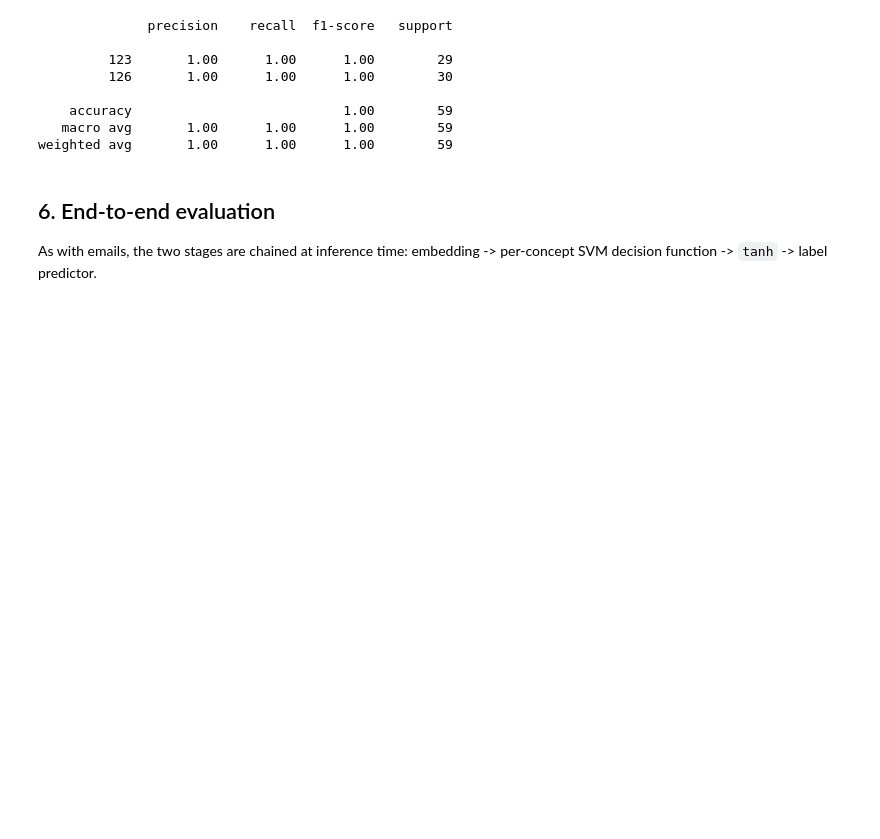
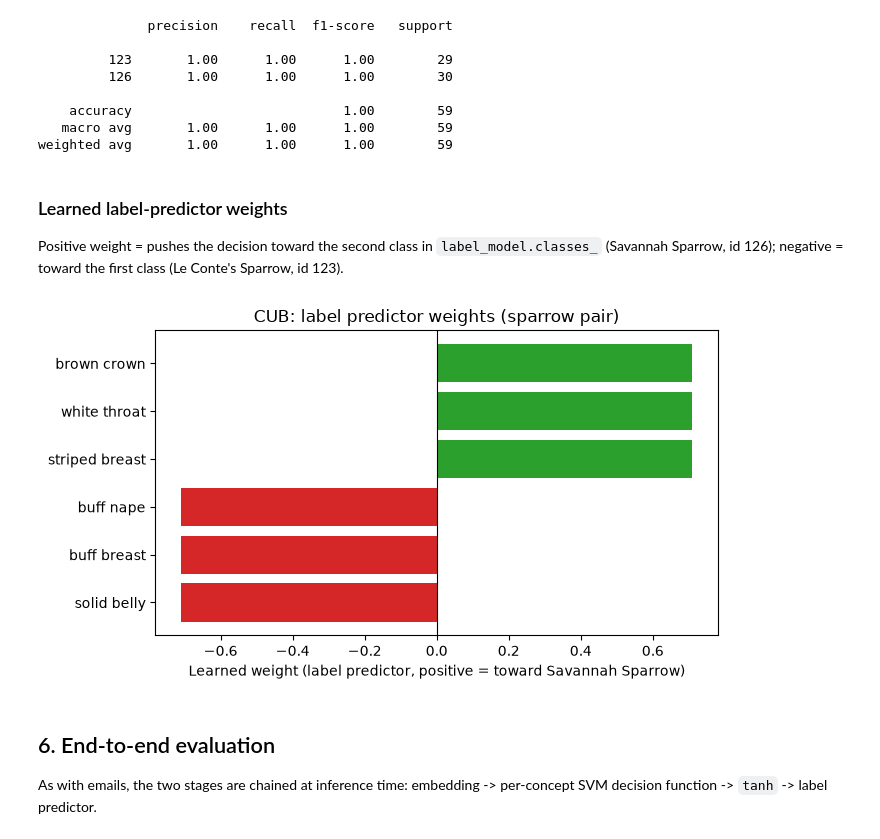
Before and after one commit to debryu/user-study-CBMs, a Jupyter notebook: cub/notebooks/tutorial.ipynb, the cells around one changed output. Drawn from its saved outputs; the diff is of its cells as text; code cells hidden in the pictures; blank space fills up the shorter version.

```diff
--- a/cub/notebooks/tutorial.ipynb
+++ b/cub/notebooks/tutorial.ipynb
@@ -207,8 +207,9 @@ train_pair_subset = np.where(np.isin(train_y.numpy(), SPARROW_PAIR))[0]
 train_pair_concepts_pm1 = 2 * train_concepts[train_pair_subset][:, CONCEPT_MASK].numpy() - 1
 train_pair_y = train_y[train_pair_subset].numpy()
 
-label_model = LogisticRegression(max_iter=1000, class_weight="balanced")
+label_model = LogisticRegression(max_iter=1000, class_weight="balanced", fit_intercept=False)
 label_model.fit(train_pair_concepts_pm1, train_pair_y)
 print(f"Label predictor trained on {len(train_pair_subset)} sparrow-pair images.")
+print(f"classes_={label_model.classes_}, intercept_={label_model.intercept_}")
 # %% [output]
 Label predictor trained on 51 sparrow-pair images.
@@ -231,6 +233,36 @@ print(classification_report(test_pair_y, y_pred_gt))
     accuracy                           1.00        59
    macro avg       1.00      1.00      1.00        59
 weighted avg       1.00      1.00      1.00        59
+# %% [markdown]
+### Learned label-predictor weights
+
+Positive weight = pushes the decision toward the second class in
+`label_model.classes_` (Savannah Sparrow, id 126); negative = toward the
+first class (Le Conte's Sparrow, id 123).
+# %%
+import matplotlib.pyplot as plt
+
+weights = label_model.coef_[0]
+positive_class = class_names[label_model.classes_[1]]
+negative_class = class_names[label_model.classes_[0]]
+
+order = np.argsort(weights)
+sorted_names = [masked_concept_names[i] for i in order]
+sorted_weights = weights[order]
+colors = ["tab:green" if w >= 0 else "tab:red" for w in sorted_weights]
+
+fig, ax = plt.subplots(figsize=(7, 4))
+ax.barh(sorted_names, sorted_weights, color=colors)
+ax.axvline(0, color="black", linewidth=0.8)
+ax.set_xlabel(f"Learned weight (label predictor, positive = toward {positive_class})")
+ax.set_title("CUB: label predictor weights (sparrow pair)")
+fig.tight_layout()
+
+Path("../figures").mkdir(exist_ok=True)
+fig.savefig("../figures/label_predictor_weights.pdf", dpi=150)
+plt.show()
+# %% [output]
+[figure, added]
 # %% [markdown]
 ## 6. End-to-end evaluation
 
```
Also changed, not shown: parts of 3 cells of this notebook, 7 other files.
